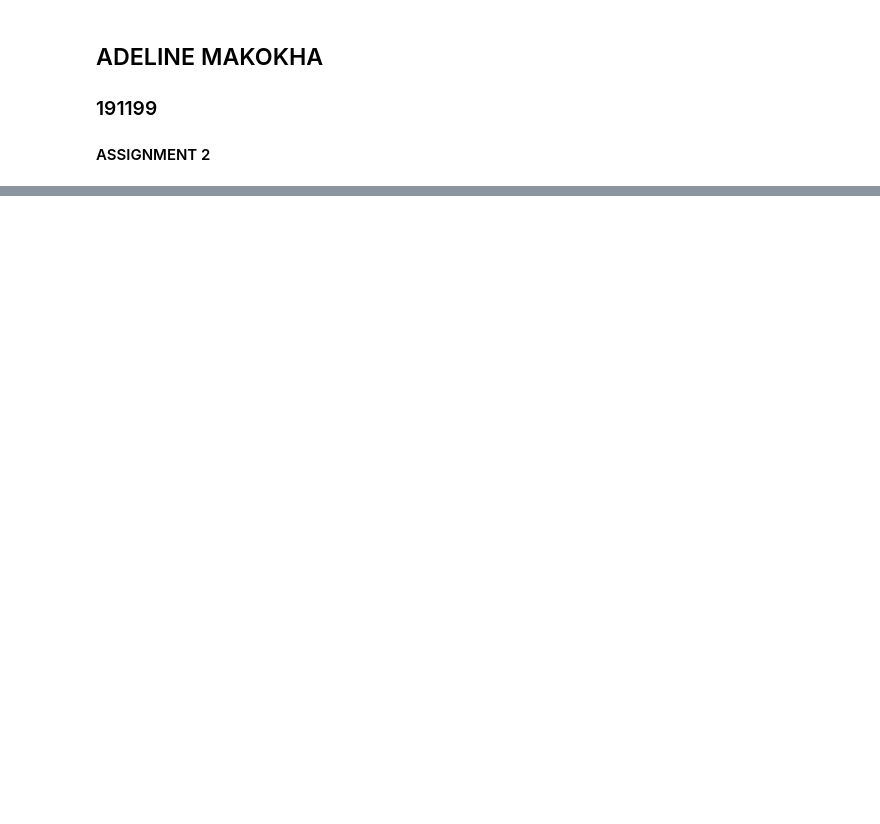
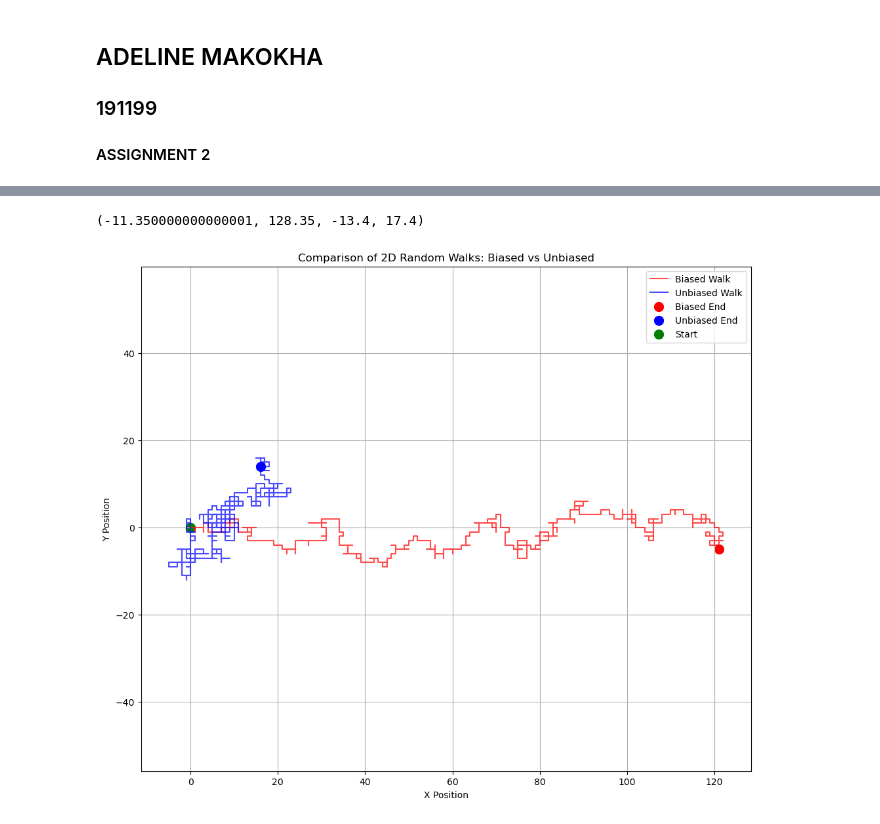
Before and after one commit to adeline-pepela/Module-3, a Jupyter notebook: DSA 8302 Computational Techniques in DS/Adeline Makokha_191199_Assignment2.ipynb, the cells around one changed output, grey strips where cells are left out. Saved outputs shown, nothing was run; the diff lists cells and outputs as text; code cells hidden in the pictures; blank space fills up the shorter version.

```diff
--- a/DSA 8302 Computational Techniques in DS/Adeline Makokha_191199_Assignment2.ipynb
+++ b/DSA 8302 Computational Techniques in DS/Adeline Makokha_191199_Assignment2.ipynb
@@ -57,0 +308,30 @@ print(f"Standard deviation of final position: {std_final_position:.2f}")
+# %%
+# Probabilities for biased and unbiased walks
+# Order: East, West, North, South
+biased_probs = [0.4, 0.2, 0.2, 0.2]  # Biased toward East
+unbiased_probs = [0.25, 0.25, 0.25, 0.25]  # Equal probabilities
+
+# Simulate one of each walk for visualization
+x_biased, y_biased = simulate_2d_random_walk_with_probs(num_steps, biased_probs)
+x_unbiased, y_unbiased = simulate_2d_random_walk_with_probs(num_steps, unbiased_probs)
+
+# Calculate distances from origin
+distance_biased = np.sqrt(x_biased[-1]**2 + y_biased[-1]**2)
+distance_unbiased = np.sqrt(x_unbiased[-1]**2 + y_unbiased[-1]**2)
+
+# Plot both walks
+plt.figure(figsize=(12, 10))
+plt.plot(x_biased, y_biased, 'r-', alpha=0.7, label='Biased Walk')
+plt.plot(x_unbiased, y_unbiased, 'b-', alpha=0.7, label='Unbiased Walk')
+plt.scatter(x_biased[-1], y_biased[-1], color='red', s=100, marker='o', label='Biased End')
+plt.scatter(x_unbiased[-1], y_unbiased[-1], color='blue', s=100, marker='o', label='Unbiased End')
+plt.scatter(0, 0, color='green', s=100, marker='o', label='Start')
+plt.grid(True)
+plt.title('Comparison of 2D Random Walks: Biased vs Unbiased')
+plt.xlabel('X Position')
+plt.ylabel('Y Position')
+plt.legend()
+plt.axis('equal')
+# %% [output]
+(-11.350000000000001, 128.35, -13.4, 17.4)
+[figure, added]
```
Also changed, not shown: parts of 20 cells of this notebook.
